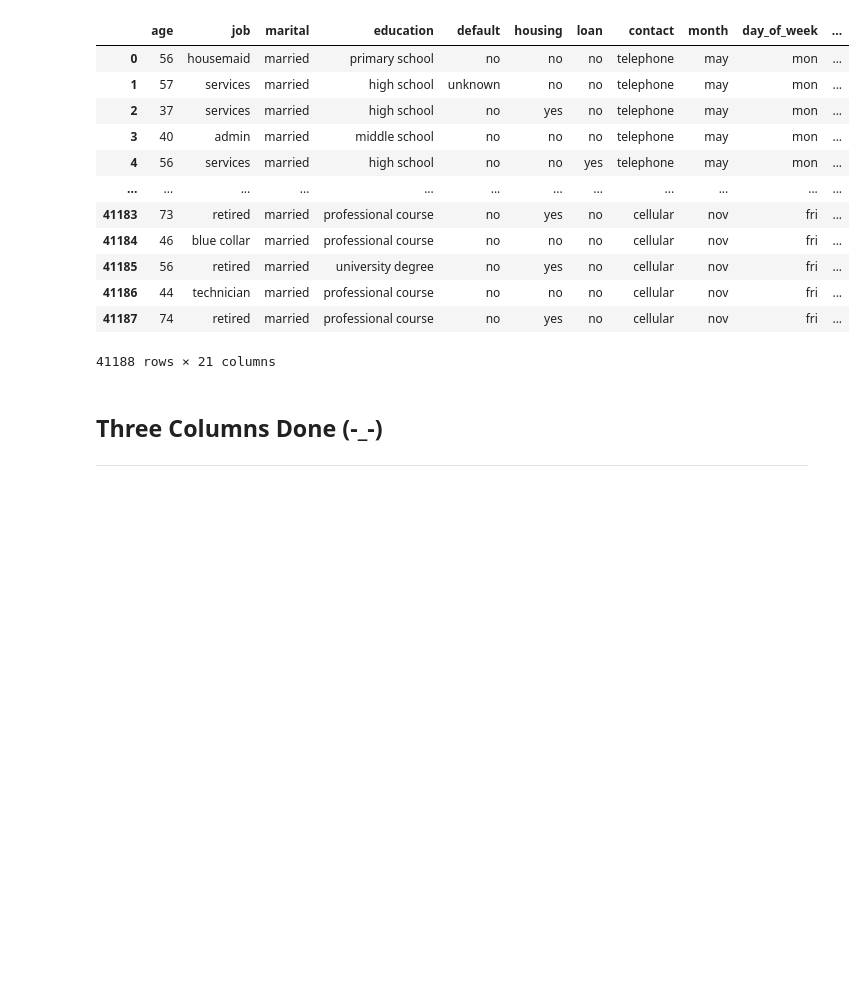
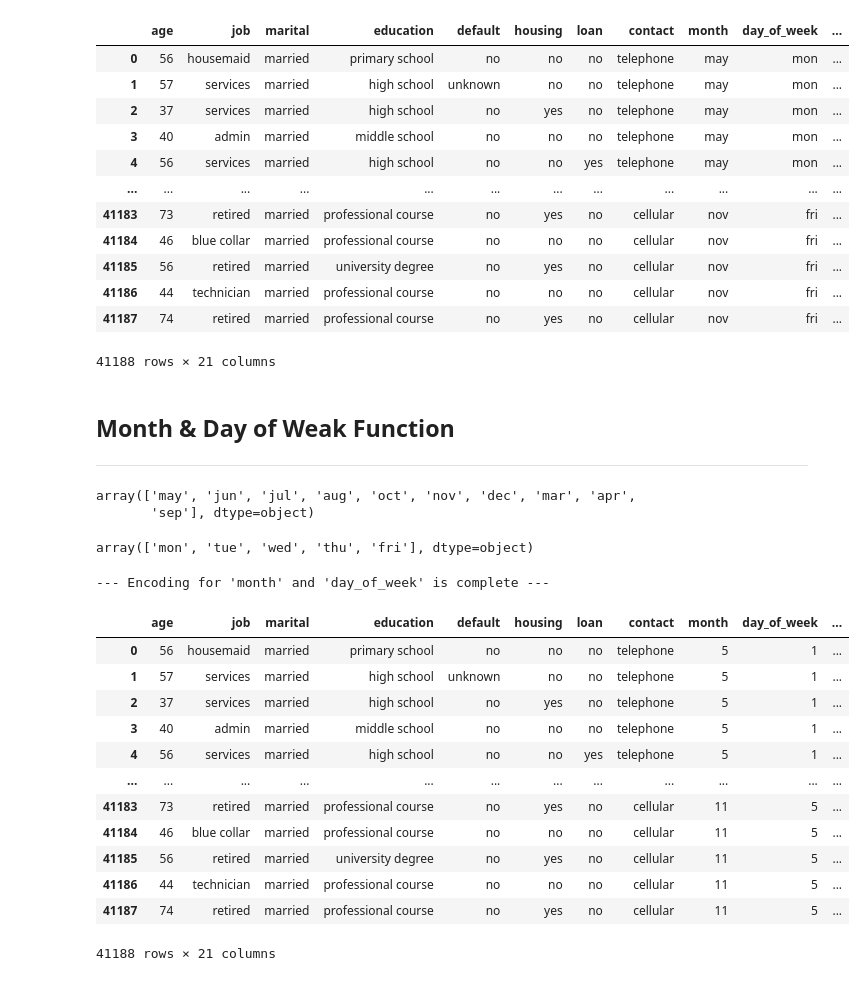
Before and after one commit to NitoBoritto/El_Farghaly_Bros., a Jupyter notebook: notebooks/expirement.ipynb, the cells around one changed output. Cells and saved outputs as stored; diff of their text form; code cells hidden in the pictures; blank space fills up the shorter version.

```diff
--- a/notebooks/expirement.ipynb
+++ b/notebooks/expirement.ipynb
@@ -232,6 +223,58 @@ standardize_text_columns(df)
 | 41186 | 44 | technician | married | professional course | no | no | no | cellular | nov | fri | ... |
 | 41187 | 74 | retired | married | professional course | no | yes | no | cellular | nov | fri | ... |
 41188 rows × 21 columns
-# %% [markdown]
-## Three Columns Done (-_-)
----
+# %% [markdown]
+## Month & Day of Weak  Function
+---
+# %%
+df['month'].unique()
+# %% [output]
+array(['may', 'jun', 'jul', 'aug', 'oct', 'nov', 'dec', 'mar', 'apr',
+       'sep'], dtype=object)
+# %%
+df['day_of_week'].unique()
+# %% [output]
+array(['mon', 'tue', 'wed', 'thu', 'fri'], dtype=object)
+# %%
+def encode_temporal_columns(df):
+    # Convert month names to numbers (Jan=1 → Dec=12)
+    month_map = {
+        'jan': 1, 'feb': 2, 'mar': 3, 'apr': 4, 'may': 5, 'jun': 6,
+        'jul': 7, 'aug': 8, 'sep': 9, 'oct': 10, 'nov': 11, 'dec': 12
+    }
+
+    # Convert days to numbers (Mon=1 → Sun=7)
+    day_map = {
+        'mon': 1, 'tue': 2, 'wed': 3, 'thu': 4,
+        'fri': 5, 'sat': 6, 'sun': 7
+    }
+
+    # Apply mapping on 'month' column
+    if 'month' in df.columns:
+        df['month'] = df['month'].str.lower().map(month_map)
+
+    # Apply mapping on 'day_of_week' column
+    if 'day_of_week' in df.columns:
+        df['day_of_week'] = df['day_of_week'].str.lower().map(day_map)
+
+    print("--- Encoding for 'month' and 'day_of_week' is complete ---")
+    return df
+
+# Apply the function
+df = encode_temporal_columns(df)
+df
+# %% [output]
+--- Encoding for 'month' and 'day_of_week' is complete ---
+|  | age | job | marital | education | default | housing | loan | contact | month | day_of_week | ... |
+| 0 | 56 | housemaid | married | primary school | no | no | no | telephone | 5 | 1 | ... |
+| 1 | 57 | services | married | high school | unknown | no | no | telephone | 5 | 1 | ... |
+| 2 | 37 | services | married | high school | no | yes | no | telephone | 5 | 1 | ... |
+| 3 | 40 | admin | married | middle school | no | no | no | telephone | 5 | 1 | ... |
+| 4 | 56 | services | married | high school | no | no | yes | telephone | 5 | 1 | ... |
+| ... | ... | ... | ... | ... | ... | ... | ... | ... | ... | ... | ... |
+| 41183 | 73 | retired | married | professional course | no | yes | no | cellular | 11 | 5 | ... |
+| 41184 | 46 | blue collar | married | professional course | no | no | no | cellular | 11 | 5 | ... |
+| 41185 | 56 | retired | married | university degree | no | yes | no | cellular | 11 | 5 | ... |
+| 41186 | 44 | technician | married | professional course | no | no | no | cellular | 11 | 5 | ... |
+| 41187 | 74 | retired | married | professional course | no | yes | no | cellular | 11 | 5 | ... |
+41188 rows × 21 columns
```
Also changed, not shown: parts of 8 cells of this notebook.
